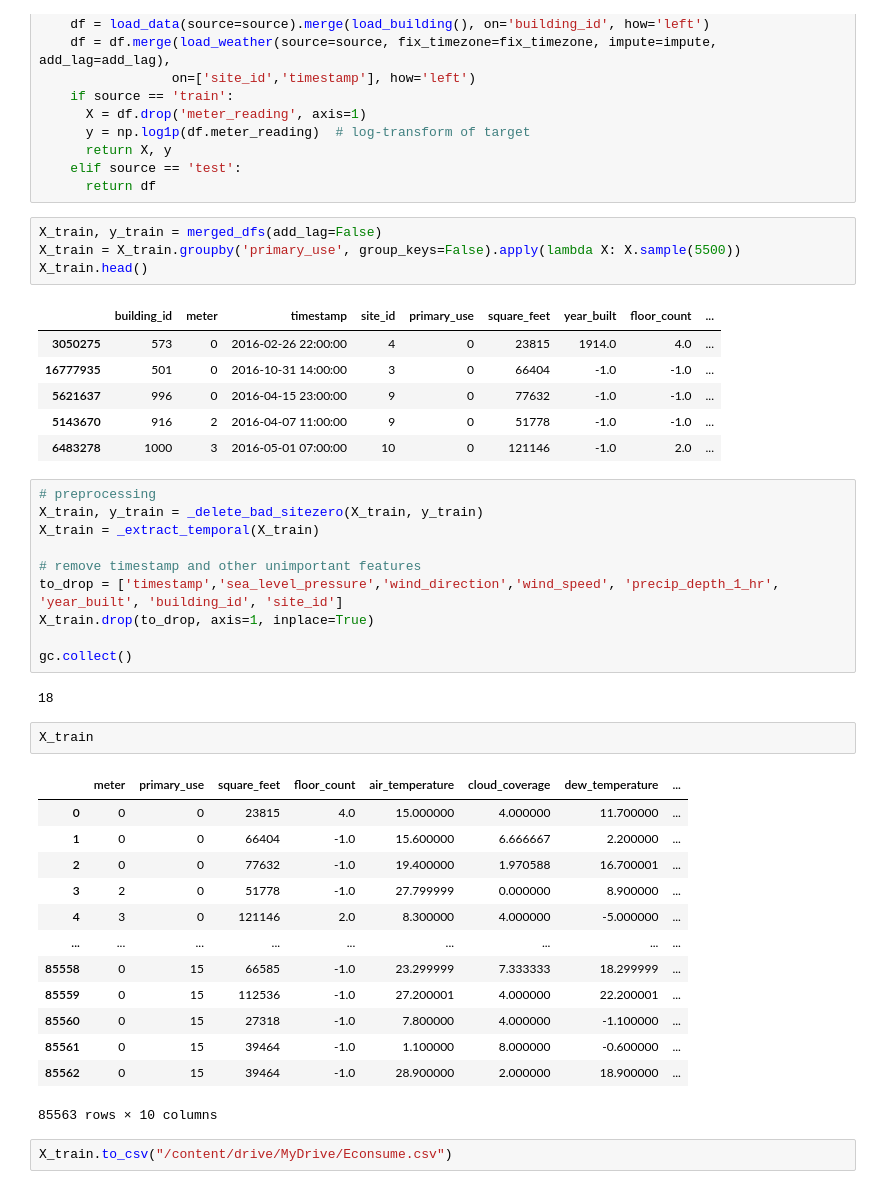
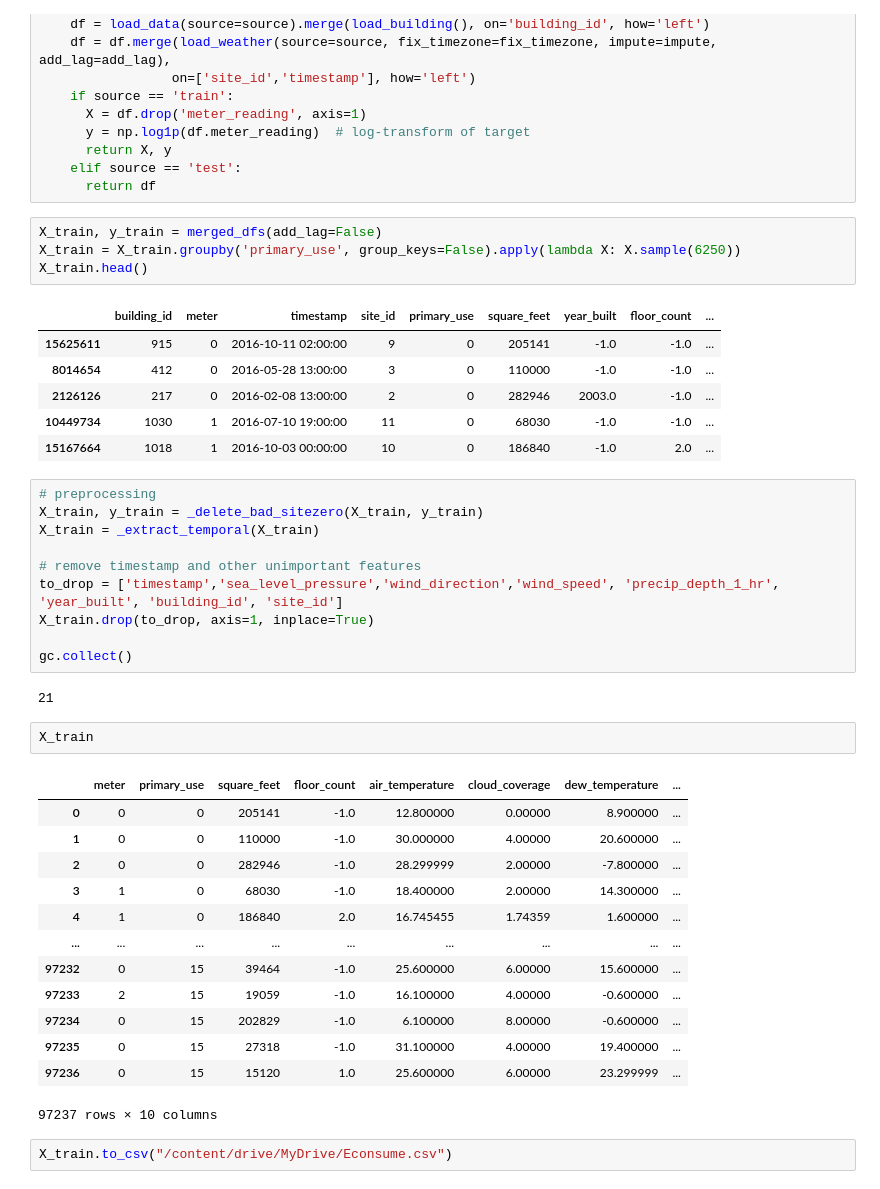
Before and after one commit to SusanSagwa/Energy-Consumption-Prediction-In-Smart-Buildings-Using-Ensemble-Learning, a Jupyter notebook: ECP.ipynb, the cells around one changed output. Drawn from its saved outputs; the diff is of its cells as text.

```diff
--- a/ECP.ipynb
+++ b/ECP.ipynb
@@ -157,15 +157,15 @@ def merged_dfs(source='train', fix_timezone=True, impute=True, add_lag=False):
       return df
 # %%
 X_train, y_train = merged_dfs(add_lag=False)
-X_train = X_train.groupby('primary_use', group_keys=False).apply(lambda X: X.sample(5500))
+X_train = X_train.groupby('primary_use', group_keys=False).apply(lambda X: X.sample(6250))
 X_train.head()
 # %% [output]
 |  | building_id | meter | timestamp | site_id | primary_use | square_feet | year_built | floor_count | ... |
-| 3050275 | 573 | 0 | 2016-02-26 22:00:00 | 4 | 0 | 23815 | 1914.0 | 4.0 | ... |
-| 16777935 | 501 | 0 | 2016-10-31 14:00:00 | 3 | 0 | 66404 | -1.0 | -1.0 | ... |
-| 5621637 | 996 | 0 | 2016-04-15 23:00:00 | 9 | 0 | 77632 | -1.0 | -1.0 | ... |
-| 5143670 | 916 | 2 | 2016-04-07 11:00:00 | 9 | 0 | 51778 | -1.0 | -1.0 | ... |
-| 6483278 | 1000 | 3 | 2016-05-01 07:00:00 | 10 | 0 | 121146 | -1.0 | 2.0 | ... |
+| 15625611 | 915 | 0 | 2016-10-11 02:00:00 | 9 | 0 | 205141 | -1.0 | -1.0 | ... |
+| 8014654 | 412 | 0 | 2016-05-28 13:00:00 | 3 | 0 | 110000 | -1.0 | -1.0 | ... |
+| 2126126 | 217 | 0 | 2016-02-08 13:00:00 | 2 | 0 | 282946 | 2003.0 | -1.0 | ... |
+| 10449734 | 1030 | 1 | 2016-07-10 19:00:00 | 11 | 0 | 68030 | -1.0 | -1.0 | ... |
+| 15167664 | 1018 | 1 | 2016-10-03 00:00:00 | 10 | 0 | 186840 | -1.0 | 2.0 | ... |
 # %%
 # preprocessing
 X_train, y_train = _delete_bad_sitezero(X_train, y_train)
@@ -177,23 +177,23 @@ X_train.drop(to_drop, axis=1, inplace=True)
 
 gc.collect()
 # %% [output]
-18
+21
 # %%
 X_train
 # %% [output]
 |  | meter | primary_use | square_feet | floor_count | air_temperature | cloud_coverage | dew_temperature | ... |
-| 0 | 0 | 0 | 23815 | 4.0 | 15.000000 | 4.000000 | 11.700000 | ... |
-| 1 | 0 | 0 | 66404 | -1.0 | 15.600000 | 6.666667 | 2.200000 | ... |
-| 2 | 0 | 0 | 77632 | -1.0 | 19.400000 | 1.970588 | 16.700001 | ... |
-| 3 | 2 | 0 | 51778 | -1.0 | 27.799999 | 0.000000 | 8.900000 | ... |
-| 4 | 3 | 0 | 121146 | 2.0 | 8.300000 | 4.000000 | -5.000000 | ... |
+| 0 | 0 | 0 | 205141 | -1.0 | 12.800000 | 0.00000 | 8.900000 | ... |
+| 1 | 0 | 0 | 110000 | -1.0 | 30.000000 | 4.00000 | 20.600000 | ... |
+| 2 | 0 | 0 | 282946 | -1.0 | 28.299999 | 2.00000 | -7.800000 | ... |
+| 3 | 1 | 0 | 68030 | -1.0 | 18.400000 | 2.00000 | 14.300000 | ... |
+| 4 | 1 | 0 | 186840 | 2.0 | 16.745455 | 1.74359 | 1.600000 | ... |
 | ... | ... | ... | ... | ... | ... | ... | ... | ... |
-| 85558 | 0 | 15 | 66585 | -1.0 | 23.299999 | 7.333333 | 18.299999 | ... |
-| 85559 | 0 | 15 | 112536 | -1.0 | 27.200001 | 4.000000 | 22.200001 | ... |
-| 85560 | 0 | 15 | 27318 | -1.0 | 7.800000 | 4.000000 | -1.100000 | ... |
-| 85561 | 0 | 15 | 39464 | -1.0 | 1.100000 | 8.000000 | -0.600000 | ... |
-| 85562 | 0 | 15 | 39464 | -1.0 | 28.900000 | 2.000000 | 18.900000 | ... |
+| 97232 | 0 | 15 | 39464 | -1.0 | 25.600000 | 6.00000 | 15.600000 | ... |
+| 97233 | 2 | 15 | 19059 | -1.0 | 16.100000 | 4.00000 | -0.600000 | ... |
+| 97234 | 0 | 15 | 202829 | -1.0 | 6.100000 | 8.00000 | -0.600000 | ... |
+| 97235 | 0 | 15 | 27318 | -1.0 | 31.100000 | 4.00000 | 19.400000 | ... |
+| 97236 | 0 | 15 | 15120 | 1.0 | 25.600000 | 6.00000 | 23.299999 | ... |
-85563 rows × 10 columns
+97237 rows × 10 columns
 # %%
 X_train.to_csv("/content/drive/MyDrive/Econsume.csv")
 # %%
```
Also changed, not shown: parts of 10 cells of this notebook.
